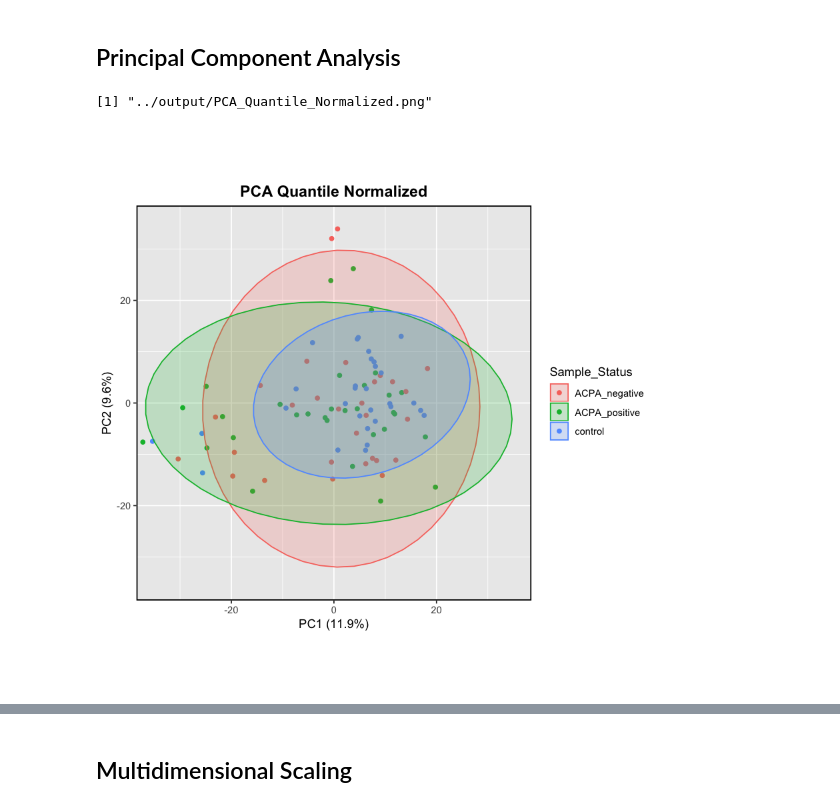
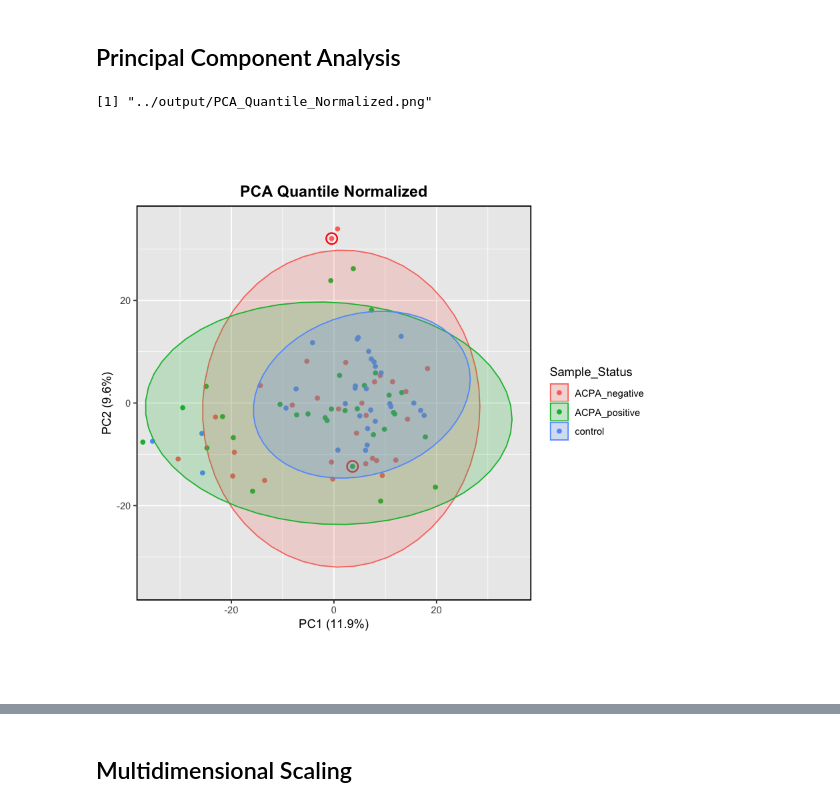
Before and after one commit to danielchang2002/Auto-antibody-Profiling-in-RA, a Jupyter notebook: src/DataVisualization.ipynb, the cells around one changed output, grey strips where cells are left out. Drawn from its saved outputs; the diff is of its cells as text; code cells hidden in the pictures.

Commit message:
:hankey: outliers

```diff
--- a/src/DataVisualization.ipynb
+++ b/src/DataVisualization.ipynb
@@ -40,11 +40,19 @@ get_y = function(df) {
     y = df[, last_column]
     return(y)
 }
+
+get_id = function(df) {
+    last_column = dim(df)[2]
+    id = df[, last_column - 1]
+    return(id)
+}
 # %%
 X_quantile = get_x(data_quantile)
 X_tss = get_x(data_tss)
+id = get_id(data_quantile) # id is the same for both
 y = get_y(data_quantile) # y is the same for both
 head(y)
+head(id)
 # %% [output]
 | Sample_Status |
 | ACPA_positive |
@@ -71,7 +86,7 @@ head(X_tss_sqrt)
 # %% [markdown]
 ## Principal Component Analysis
 # %%
-plot_pca = function(X, y, title, xlim = NULL, ylim = NULL, confidence_level=0.95) {
+plot_pca = function(X, y, id, outliers, title, xlim = NULL, ylim = NULL, confidence_level=0.95) {
     filename = paste(title, ".png", sep="")
     filename = gsub(" ", "_", filename)
 
@@ -88,6 +103,9 @@ plot_pca = function(X, y, title, xlim = NULL, ylim = NULL, confidence_level=0.95
     # create dataframe
     df = as.data.frame(principal_components)
     df['Sample_Status'] = y
+    df['id'] = id
+
+    outlier_df = df[df$id %in% outliers,]
 
     # plot
     location = paste(output_dir, filename, sep="")
@@ -95,6 +113,8 @@ plot_pca = function(X, y, title, xlim = NULL, ylim = NULL, confidence_level=0.95
     png(location, units="in", width=6, height=5, res=300)
         g = ggplot(df, aes(x = PC1, y = PC2, color=Sample_Status)) +
             geom_point() +
+            geom_point(data=outlier_df,
+                pch=21, fill=NA, size=4, colour="red", stroke=1) +
             ggtitle(title) +
             theme(plot.title = element_text(hjust = 0.5, size=14, face="bold"),
                  panel.border = element_rect(colour = "black", fill=NA, size=1)) +
@@ -106,9 +126,13 @@ plot_pca = function(X, y, title, xlim = NULL, ylim = NULL, confidence_level=0.95
     dev.off()
     return(g)
 }
+# %%
+outlier1 = "Case028292"
+outlier2 = "Case028399"
+outliers = c(outlier1, outlier2)
 # %%
-plot_pca(X_quantile, y, "PCA Quantile Normalized", xlim=c(-35, 35), ylim = c(-35, 35))
+plot_pca(X_quantile, y, id, outliers, "PCA Quantile Normalized", xlim=c(-35, 35), ylim = c(-35, 35))
 # %% [output]
 [1] "../output/PCA_Quantile_Normalized.png"
-[figure, old version]
+[figure, new version]
 # %%
```
Also changed, not shown: parts of 9 cells of this notebook, 8 other files.
